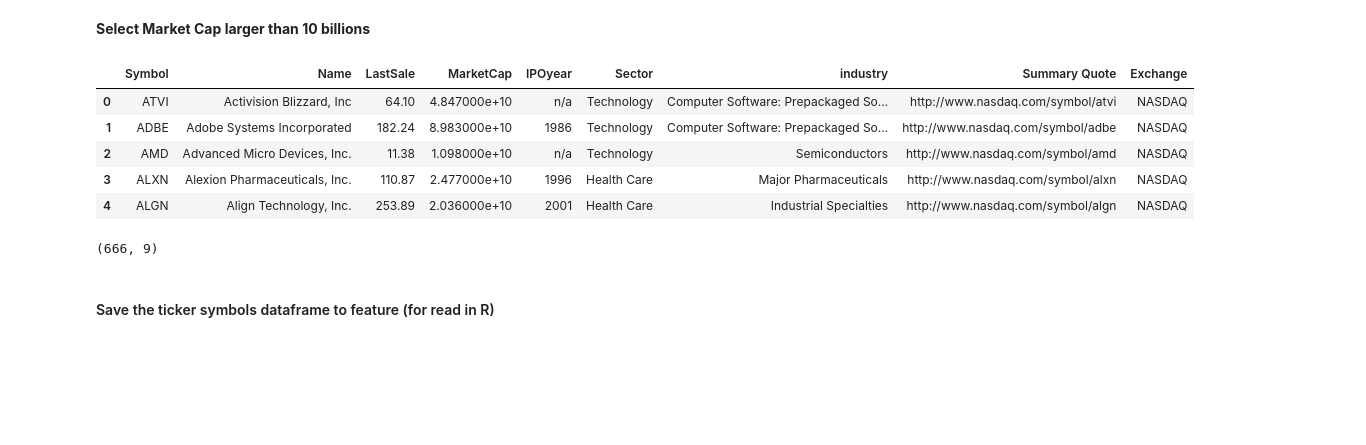
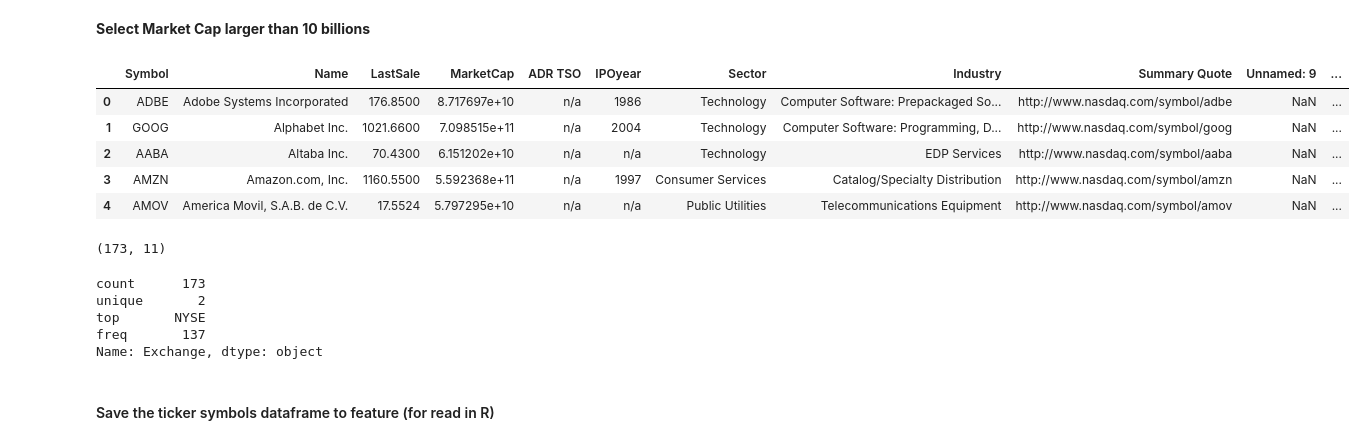
Before and after one commit to ShunChi100/Value_investing_analysis, a Jupyter notebook: src/stock_symbol_selecting.ipynb, the cells around one changed output. Cells and saved outputs as stored; diff of their text form; code cells hidden in the pictures; blank space fills up the shorter version.

```diff
--- a/src/stock_symbol_selecting.ipynb
+++ b/src/stock_symbol_selecting.ipynb
@@ -35,17 +35,17 @@ for exchange in exchanges:
 ### Read data
 # %%
 # read ticker symbols from all US stocks, data source (http://www.nasdaq.com/screening/company-list.aspx)
-tickers_NASDAQ = pd.read_csv("../data/data_Ticker/NASDAQ.csv", skiprows=None)
+tickers_NASDAQ = pd.read_csv("../data/data_Ticker/NASDAQ.csv", skiprows=None, )
 tickers_NASDAQ ["Exchange"] = "NASDAQ"
-tickers_NASDAQ = tickers_NASDAQ.drop("Unnamed: 8", axis=1)
+#tickers_NASDAQ = tickers_NASDAQ.drop("Unnamed: 8", axis=1)
 
 tickers_NYSE = pd.read_csv("../data/data_Ticker/NYSE.csv", skiprows=None)
 tickers_NYSE ["Exchange"] = "NYSE"
-tickers_NYSE = tickers_NYSE.drop("Unnamed: 8", axis=1)
+#tickers_NYSE = tickers_NYSE.drop("Unnamed: 8", axis=1)
 
 tickers_AMEX = pd.read_csv("../data/data_Ticker/AMEX.csv", skiprows=None)
 tickers_AMEX ["Exchange"] = "AMEX"
-tickers_AMEX = tickers_AMEX.drop("Unnamed: 8", axis=1)
+#tickers_AMEX = tickers_AMEX.drop("Unnamed: 8", axis=1)
 
 # combine all symbols from three exchanges into one dataframe
 tickers = tickers_NASDAQ.append(tickers_NYSE)
@@ -102,7 +102,7 @@ tickers.drop(["level_0","index"], axis=1, inplace=True)
 # reomve symbols without market captical `MarketCap == n/a`
 tmp = tickers.shape
 tmp = np.arange(tmp[0])
-tickers.drop(list(tmp[tickers.MarketCap=="n/a"]),axis = 0, inplace=True)
+tickers.drop(list(tmp[tickers.MarketCap==0]),axis = 0, inplace=True)
 tickers = tickers.reset_index()
 
 # delete duplicated names
@@ -144,7 +163,7 @@ tickers.loc[tickers.Name == "Bank of America Corporation"]
 Here we only select stocks with market cap that is larger than 10 billion in 2017-11. To do that, we can first select rows in which `MarketCap` column contains `B` (billion). Then covert the type to numeric and selecting values larger than 10.
 # %%
 # select ticker symbols with `MarketCap` contains "B"
-tickers_Billion = tickers.loc[tickers.MarketCap.str.contains("B")]
+tickers_Billion = tickers.loc[tickers.MarketCap>1000000000]
 tickers_Billion.describe()
 
 # see the filtered symbols
@@ -167,13 +190,13 @@ tickers_Billion.head(5)
 # convert last sale price type to numeric
 tickers_Billion.loc[:,"LastSale"] = tickers_Billion.loc[:,"LastSale"].astype(float);
 
-# remove $ and B in `MarketCap`
-tmp = tickers_Billion.MarketCap.str.replace("$", "")
-tmp = tmp.str.replace("B", "")
-#tmp.reset_index()
+# # remove $ and B in `MarketCap`
+# tmp = tickers_Billion.MarketCap.str.replace("$", "")
+# tmp = tmp.str.replace("B", "")
+# #tmp.reset_index()
 
-# change marketcap to real numercial values.
-tickers_Billion.MarketCap= tmp.astype(float) * 1000000000
+# # change marketcap to real numercial values.
+# tickers_Billion.MarketCap= tmp.astype(float) * 1000000000
 
 tickers_Billion.head()
 # %% [output]
@@ -186,21 +209,29 @@ tickers_Billion.head()
 # %% [markdown]
 __Select Market Cap larger than 10 billions__
 # %%
-tickers_TenBillion = tickers_Billion.loc[tickers_Billion.MarketCap > 10000000000]
+tickers_TenBillion = tickers_Billion.loc[tickers_Billion.MarketCap > 50000000000]
 
 tickers_TenBillion = tickers_TenBillion.reset_index()
 tickers_TenBillion.drop(["index"], axis=1, inplace=True)
 
 tickers_TenBillion.head()
 tickers_TenBillion.shape
 # %% [output]
-|  | Symbol | Name | LastSale | MarketCap | IPOyear | Sector | industry | Summary Quote | Exchange |
-| 0 | ATVI | Activision Blizzard, Inc | 64.10 | 4.847000e+10 | n/a | Technology | Computer Software: Prepackaged So... | http://www.nasdaq.com/symbol/atvi | NASDAQ |
-| 1 | ADBE | Adobe Systems Incorporated | 182.24 | 8.983000e+10 | 1986 | Technology | Computer Software: Prepackaged So... | http://www.nasdaq.com/symbol/adbe | NASDAQ |
-| 2 | AMD | Advanced Micro Devices, Inc. | 11.38 | 1.098000e+10 | n/a | Technology | Semiconductors | http://www.nasdaq.com/symbol/amd | NASDAQ |
-| 3 | ALXN | Alexion Pharmaceuticals, Inc. | 110.87 | 2.477000e+10 | 1996 | Health Care | Major Pharmaceuticals | http://www.nasdaq.com/symbol/alxn | NASDAQ |
-| 4 | ALGN | Align Technology, Inc. | 253.89 | 2.036000e+10 | 2001 | Health Care | Industrial Specialties | http://www.nasdaq.com/symbol/algn | NASDAQ |
+|  | Symbol | Name | LastSale | MarketCap | ADR TSO | IPOyear | Sector | Industry | Summary Quote | Unnamed: 9 | ... |
+| 0 | ADBE | Adobe Systems Incorporated | 176.8500 | 8.717697e+10 | n/a | 1986 | Technology | Computer Software: Prepackaged So... | http://www.nasdaq.com/symbol/adbe | NaN | ... |
+| 1 | GOOG | Alphabet Inc. | 1021.6600 | 7.098515e+11 | n/a | 2004 | Technology | Computer Software: Programming, D... | http://www.nasdaq.com/symbol/goog | NaN | ... |
+| 2 | AABA | Altaba Inc. | 70.4300 | 6.151202e+10 | n/a | n/a | Technology | EDP Services | http://www.nasdaq.com/symbol/aaba | NaN | ... |
+| 3 | AMZN | Amazon.com, Inc. | 1160.5500 | 5.592368e+11 | n/a | 1997 | Consumer Services | Catalog/Specialty Distribution | http://www.nasdaq.com/symbol/amzn | NaN | ... |
+| 4 | AMOV | America Movil, S.A.B. de C.V. | 17.5524 | 5.797295e+10 | n/a | n/a | Public Utilities | Telecommunications Equipment | http://www.nasdaq.com/symbol/amov | NaN | ... |
-(666, 9)
+(173, 11)
+# %%
+tickers_TenBillion.Exchange.describe()
+# %% [output]
+count      173
+unique       2
+top       NYSE
+freq       137
+Name: Exchange, dtype: object
 # %% [markdown]
 #### Save the ticker symbols dataframe to feature (for read in R)
 # %%
```
Also changed, not shown: parts of 7 cells of this notebook, 30 other files.
